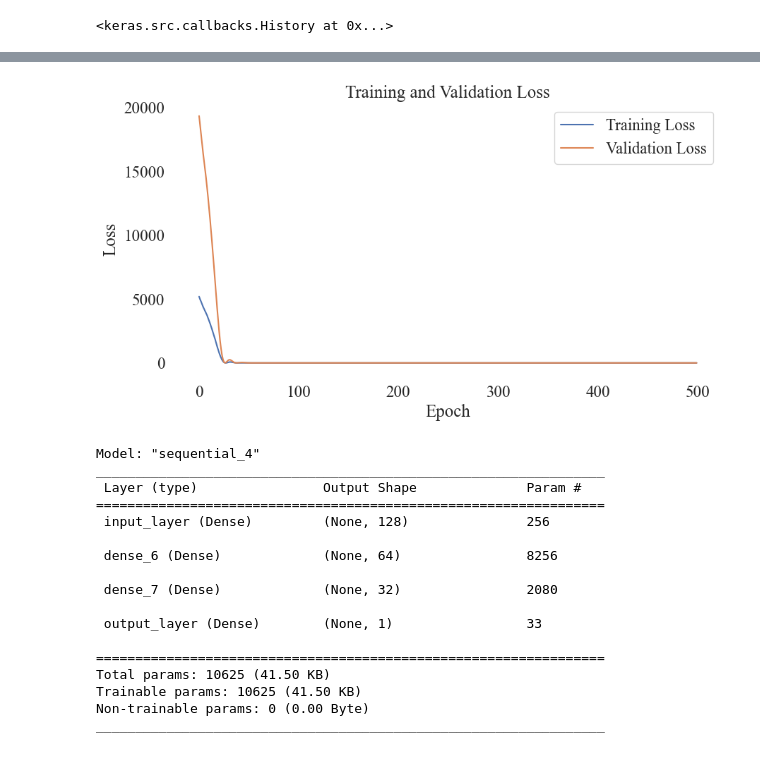
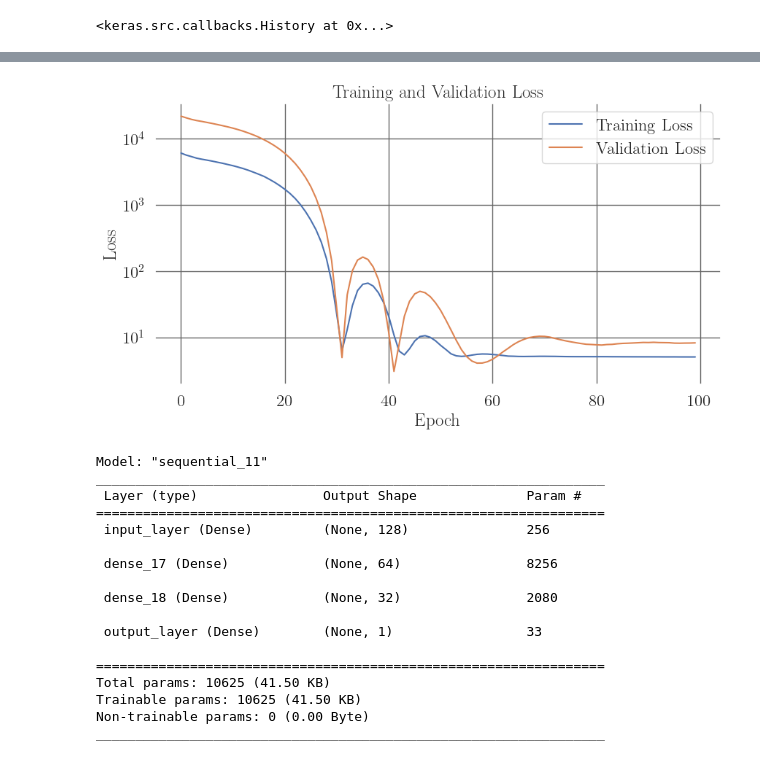
Before and after one commit to andvsilva/data_science_journey, a Jupyter notebook: deep_learning/notebooks/tensorf_regression.ipynb, the cells around one changed output, grey strips where cells are left out. Cells and saved outputs as stored; diff of their text form; code cells hidden in the pictures.

```diff
--- a/deep_learning/notebooks/tensorf_regression.ipynb
+++ b/deep_learning/notebooks/tensorf_regression.ipynb
@@ -43,24 +58,27 @@ np.set_printoptions(precision=3, suppress=True)
 # %%
 import random
 from scipy import stats
+# %%
+# define size dataset
+# number of points - for line:
+npoints = 100
+pertrain = 0.8 # 0 - 100%
+pertest = 1 - pertrain
+
+limit = 3
 # %%
-n = 100
 arrXtrain = []
 arrytrain = []
 
-limit = 0.0
-
-for i in range(0, n):
-    arrXtrain.append(i)
-    arrytrain.append(2 * i)
+for ipoint in range(0, npoints):
+    arrXtrain.append(ipoint)
+    arrytrain.append(2 * ipoint)
 # %%
-n = 80
+ntrain = int(npoints * pertrain)
 X = []
 y = []
 
-limit = 0.5
-
-for i in range(0, n):
+for i in range(0, ntrain):
     errx = round(random.uniform(0, limit), 2)
     X.append(i+errx)
 
@@ -381,6 +422,9 @@ plot_predictions(predictions=y_preds_3)
 %%time
 # Set random seed
 tf.random.set_seed(42)
+
+# Defina o EarlyStopping callback
+callback = tf.keras.callbacks.EarlyStopping(monitor='loss', patience=3)
 
 model_4 = tf.keras.Sequential([
     tf.keras.layers.Dense(128, activation='relu', input_shape=(1,), name='input_layer'),  # Hidden layer with 128 units
@@ -397,8 +441,17 @@ model_4.compile(optimizer='adam',
 # Assuming X_train and y_train are your input features and labels for training
 # Assuming X_val and y_val are your input features and labels for validation
 
+# Create a learning rate scheduler callback
+#lr_scheduler = tf.keras.callbacks.LearningRateScheduler(lambda epoch: 1e-4 * 10**(epoch/20)) # traverse a set of learning rate values starting from 1e-4, increasing by 10**(epoch/20) every epoch
+
+# Defina o EarlyStopping callback
+#early_stopping = tf.keras.callbacks.EarlyStopping(monitor='val_loss', patience=12)
+
 history = model_4.fit(X_train, y_train,
-                    epochs=500,
+                    epochs=100,
                     batch_size=32,
-                    validation_split=0.2, verbose=0)  # 20% of the training data will be used for validation
+                    validation_split=0.2, # 20% of the training data will be used for validation
+                    #callbacks=[early_stopping],
+                    #callbacks=[lr_scheduler],
+                    verbose=1)
 # %% [output]
@@ -447,27 +522,28 @@ array([14.499, 15.682, 17.712, 20.742, 22.467, 25.607, 27.693, 29.73 ,
 # %%
 # Plot the training loss
 plt.plot(history.history['loss'], label='Training Loss')
 plt.plot(history.history['val_loss'], label='Validation Loss')
 plt.title('Training and Validation Loss')
 plt.xlabel('Epoch')
 plt.ylabel('Loss')
+plt.yscale("log")
 plt.legend()
-plt.grid()
+plt.grid(True)
 plt.show()
 # %% [output]
-[figure, old version]
+[figure, new version]
 # %%
 model_4.summary()
 # %% [output]
-Model: "sequential_4"
+Model: "sequential_11"
 _________________________________________________________________
  Layer (type)                Output Shape              Param #
 =================================================================
  input_layer (Dense)         (None, 128)               256
 
- dense_6 (Dense)             (None, 64)                8256
+ dense_17 (Dense)            (None, 64)                8256
 
- dense_7 (Dense)             (None, 32)                2080
+ dense_18 (Dense)            (None, 32)                2080
 
  output_layer (Dense)        (None, 1)                 33
 
```
Also changed, not shown: parts of 29 cells of this notebook, 7 other files.
